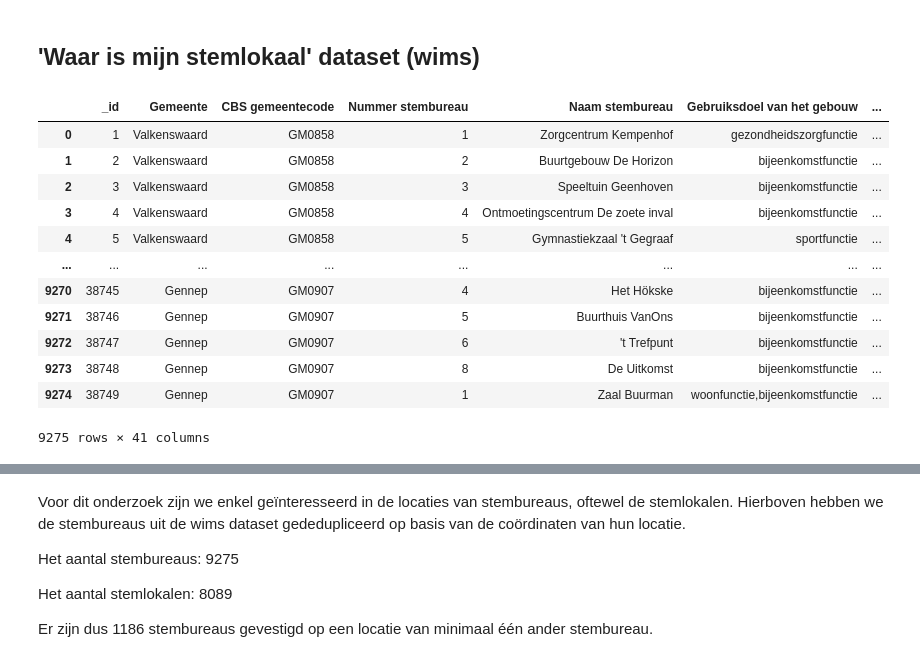
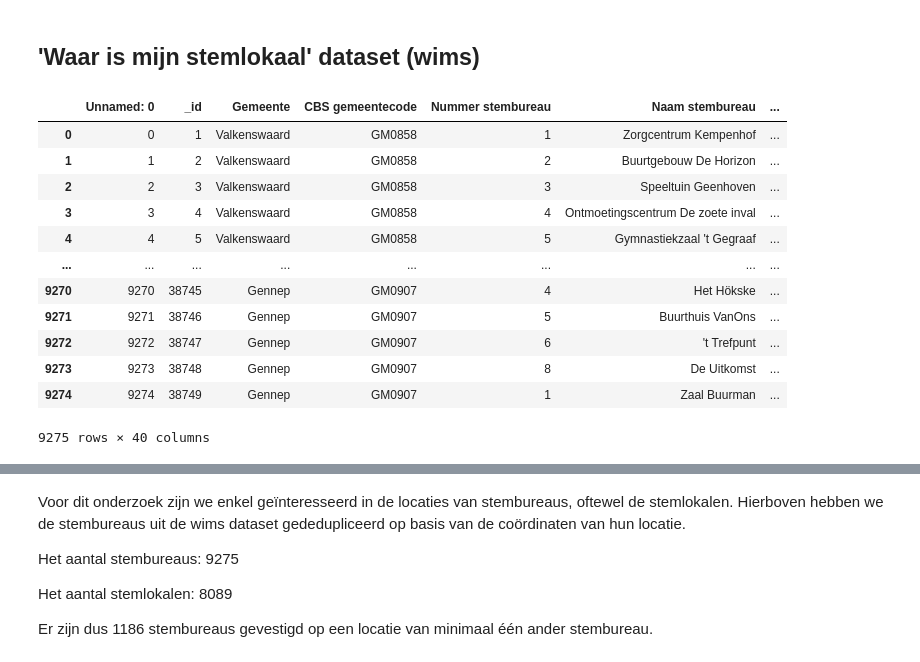
Before and after one commit to openstate/stembureau-meting, a Jupyter notebook: jupyter/stembureau_data.ipynb, the cells around one changed output, grey strips where cells are left out. Cells and saved outputs as stored; diff of their text form; code cells hidden in the pictures.

```diff
--- a/jupyter/stembureau_data.ipynb
+++ b/jupyter/stembureau_data.ipynb
@@ -159,19 +157,19 @@ print(df_geojson_clean)
 # %% [markdown]
 ## 'Waar is mijn stemlokaal' dataset (wims)
 # %%
-df_wims = pd.read_csv(r'../data/wims-3.csv')
+df_wims = pd.read_csv(r'../data/wims_clean.csv')
 df_wims
 # %% [output]
-|  | _id | Gemeente | CBS gemeentecode | Nummer stembureau | Naam stembureau | Gebruiksdoel van het gebouw | ... |
-| 0 | 1 | Valkenswaard | GM0858 | 1 | Zorgcentrum Kempenhof | gezondheidszorgfunctie | ... |
-| 1 | 2 | Valkenswaard | GM0858 | 2 | Buurtgebouw De Horizon | bijeenkomstfunctie | ... |
-| 2 | 3 | Valkenswaard | GM0858 | 3 | Speeltuin Geenhoven | bijeenkomstfunctie | ... |
-| 3 | 4 | Valkenswaard | GM0858 | 4 | Ontmoetingscentrum De zoete inval | bijeenkomstfunctie | ... |
-| 4 | 5 | Valkenswaard | GM0858 | 5 | Gymnastiekzaal 't Gegraaf | sportfunctie | ... |
+|  | Unnamed: 0 | _id | Gemeente | CBS gemeentecode | Nummer stembureau | Naam stembureau | ... |
+| 0 | 0 | 1 | Valkenswaard | GM0858 | 1 | Zorgcentrum Kempenhof | ... |
+| 1 | 1 | 2 | Valkenswaard | GM0858 | 2 | Buurtgebouw De Horizon | ... |
+| 2 | 2 | 3 | Valkenswaard | GM0858 | 3 | Speeltuin Geenhoven | ... |
+| 3 | 3 | 4 | Valkenswaard | GM0858 | 4 | Ontmoetingscentrum De zoete inval | ... |
+| 4 | 4 | 5 | Valkenswaard | GM0858 | 5 | Gymnastiekzaal 't Gegraaf | ... |
 | ... | ... | ... | ... | ... | ... | ... | ... |
-| 9270 | 38745 | Gennep | GM0907 | 4 | Het Hökske | bijeenkomstfunctie | ... |
-| 9271 | 38746 | Gennep | GM0907 | 5 | Buurthuis VanOns | bijeenkomstfunctie | ... |
-| 9272 | 38747 | Gennep | GM0907 | 6 | 't Trefpunt | bijeenkomstfunctie | ... |
-| 9273 | 38748 | Gennep | GM0907 | 8 | De Uitkomst | bijeenkomstfunctie | ... |
-| 9274 | 38749 | Gennep | GM0907 | 1 | Zaal Buurman | woonfunctie,bijeenkomstfunctie | ... |
+| 9270 | 9270 | 38745 | Gennep | GM0907 | 4 | Het Hökske | ... |
+| 9271 | 9271 | 38746 | Gennep | GM0907 | 5 | Buurthuis VanOns | ... |
+| 9272 | 9272 | 38747 | Gennep | GM0907 | 6 | 't Trefpunt | ... |
+| 9273 | 9273 | 38748 | Gennep | GM0907 | 8 | De Uitkomst | ... |
+| 9274 | 9274 | 38749 | Gennep | GM0907 | 1 | Zaal Buurman | ... |
-9275 rows × 41 columns
+9275 rows × 40 columns
```
Also changed, not shown: parts of 29 cells of this notebook, 14 other files.
